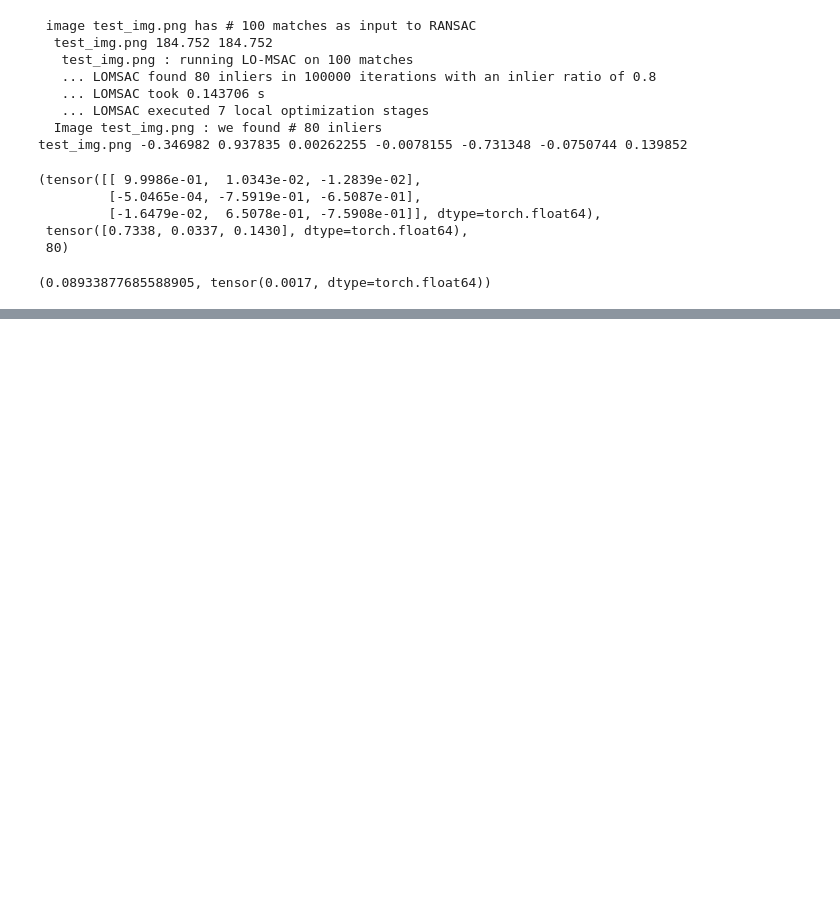
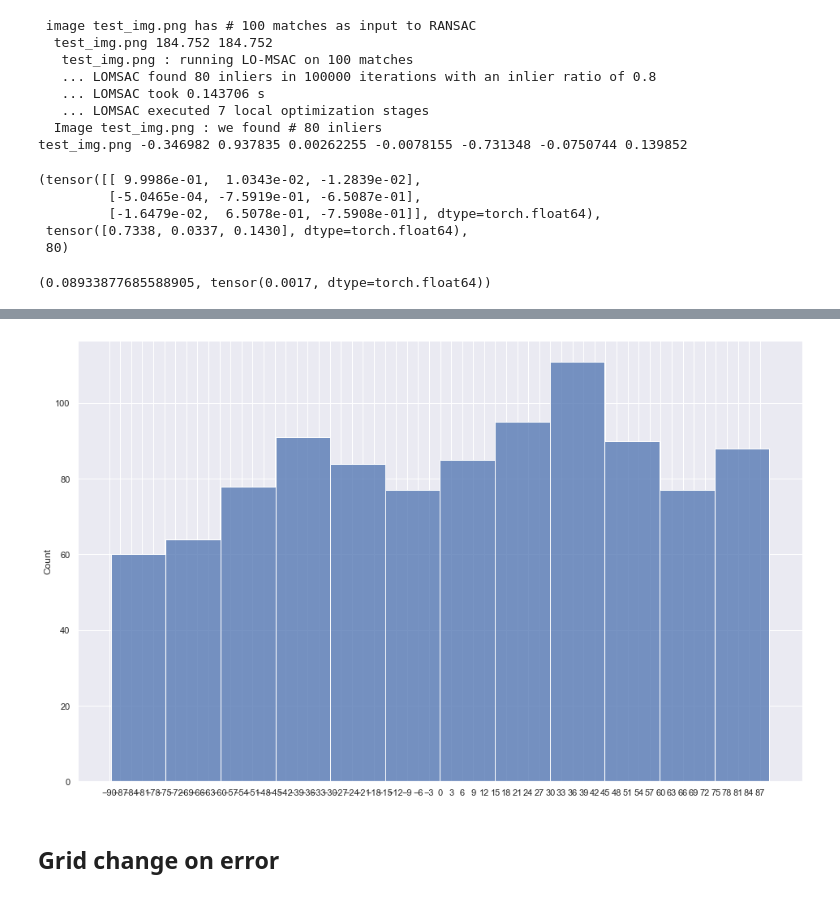
Before and after one commit to bohdanhlovatskyi/pose_estimation, a Jupyter notebook: Solver.ipynb, the cells around one changed output, grey strips where cells are left out. Saved outputs shown, nothing was run; the diff lists cells and outputs as text; code cells hidden in the pictures; blank space fills up the shorter version.

```diff
--- a/Solver.ipynb
+++ b/Solver.ipynb
@@ -366,0 +381,31 @@ validate_sol(R,  t, Rg, tg)
+# %%
+gt = np.array([elm.detach().cpu().numpy() for elm in gt])
+proj = np.array([elm.detach().cpu().numpy() for elm in proj])
+# %%
+step = 3
+
+Rs, ss = [], []
+for i in range(1000):
+    idcs = np.random.choice(len(gt), 3)
+
+    gtc = gt[idcs] - np.mean(gt[idcs], 0)
+    projc = proj[idcs] - np.mean(proj[idcs], 0)
+    gtc /= (np.linalg.norm(gtc) + 1e-5)
+    projc /= (np.linalg.norm(projc) + 1e-5)
+
+    R, s = orthogonal_procrustes(gtc, projc)
+    Rs.append(R)
+    ss.append(s)
+
+    # measure disparity
+    projc = np.dot(projc, R.T) * s
+    disparity = np.sum(np.square(gtc - projc))
+
+
+angles = [np.rad2deg(np.arcsin(R[1][0])) for R in Rs]
+plt.xticks(np.arange(-90, 90, 3))
+ax = sns.histplot(angles)
+# %% [output]
+[figure, added]
+# %% [markdown]
+## Grid change on error
```
Also changed, not shown: parts of 10 cells of this notebook.
